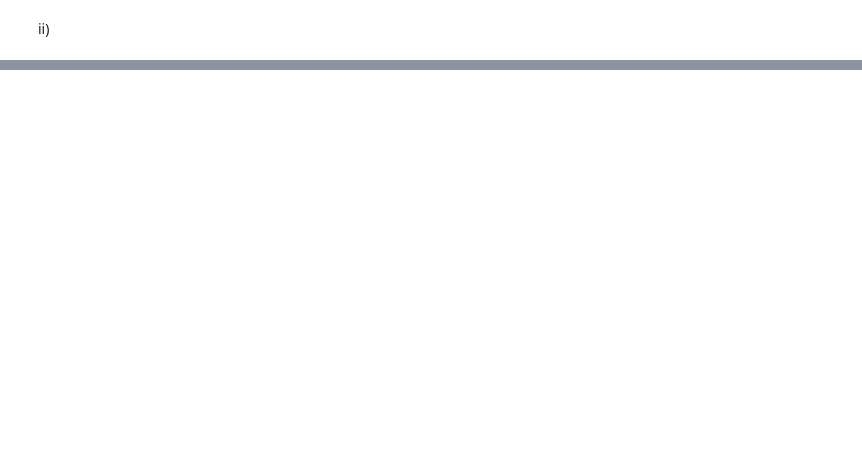
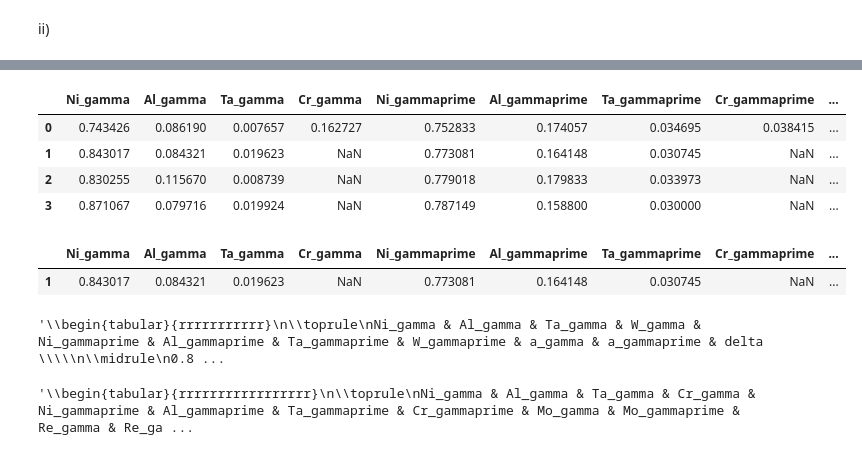
Before and after one commit to ShannonNCM/High_temp_materials, a Jupyter notebook: codes.ipynb, the cells around one changed output, grey strips where cells are left out. Drawn from its saved outputs; the diff is of its cells as text; code cells hidden in the pictures; blank space fills up the shorter version.

```diff
--- a/codes.ipynb
+++ b/codes.ipynb
@@ -464,0 +474,31 @@ print(df_w['delta'].min())
+# %%
+#finding the minimum value of delta for each dataframe
+def min_vals(df):
+    min_val = df.loc[df['delta'] == df['delta'].min()]
+    return min_val
+# %%
+min_ta = min_vals(df_ta)
+min_cr = min_vals(res_cr)
+min_mo = min_vals(res_mo)
+min_re = min_vals(res_re)
+min_w = min_vals(res_w)
+df_mins = pd.concat([min_cr,min_mo,min_re,min_w], ignore_index=True)
+# %%
+#ordering cols
+cols = ['a_gamma', 'a_gammaprime', 'delta']
+order = [c for c in df_mins.columns if c not in cols] + cols
+df_mins = df_mins[order]
+df_mins
+# %% [output]
+|  | Ni_gamma | Al_gamma | Ta_gamma | Cr_gamma | Ni_gammaprime | Al_gammaprime | Ta_gammaprime | Cr_gammaprime | ... |
+| 0 | 0.743426 | 0.086190 | 0.007657 | 0.162727 | 0.752833 | 0.174057 | 0.034695 | 0.038415 | ... |
+| 1 | 0.843017 | 0.084321 | 0.019623 | NaN | 0.773081 | 0.164148 | 0.030745 | NaN | ... |
+| 2 | 0.830255 | 0.115670 | 0.008739 | NaN | 0.779018 | 0.179833 | 0.033973 | NaN | ... |
+| 3 | 0.871067 | 0.079716 | 0.019924 | NaN | 0.787149 | 0.158800 | 0.030000 | NaN | ... |
+# %%
+#finding the min missfit value from all the different alloys
+min_alloy = df_mins.loc[df_mins['delta'] == df_mins['delta'].min()]
+min_alloy
+# %% [output]
+|  | Ni_gamma | Al_gamma | Ta_gamma | Cr_gamma | Ni_gammaprime | Al_gammaprime | Ta_gammaprime | Cr_gammaprime | ... |
+| 1 | 0.843017 | 0.084321 | 0.019623 | NaN | 0.773081 | 0.164148 | 0.030745 | NaN | ... |
@@ -464,0 +507,8 @@ print(df_w['delta'].min())
+# %%
+save_latex(min_w)
+# %% [output]
+'\\begin{tabular}{rrrrrrrrrrr}\n\\toprule\nNi_gamma & Al_gamma & Ta_gamma & W_gamma & Ni_gammaprime & Al_gammaprime & Ta_gammaprime & W_gammaprime & a_gamma & a_gammaprime & delta \\\\\n\\midrule\n0.8 ...
+# %%
+save_latex(min_alloy)
+# %% [output]
+'\\begin{tabular}{rrrrrrrrrrrrrrrrr}\n\\toprule\nNi_gamma & Al_gamma & Ta_gamma & Cr_gamma & Ni_gammaprime & Al_gammaprime & Ta_gammaprime & Cr_gammaprime & Mo_gamma & Mo_gammaprime & Re_gamma & Re_ga ...
```
Also changed, not shown: parts of 11 cells of this notebook.
